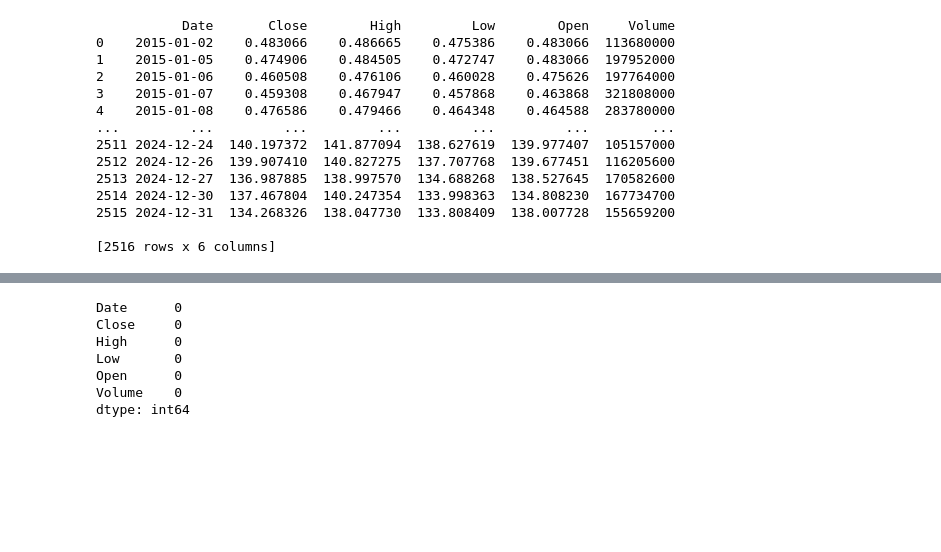
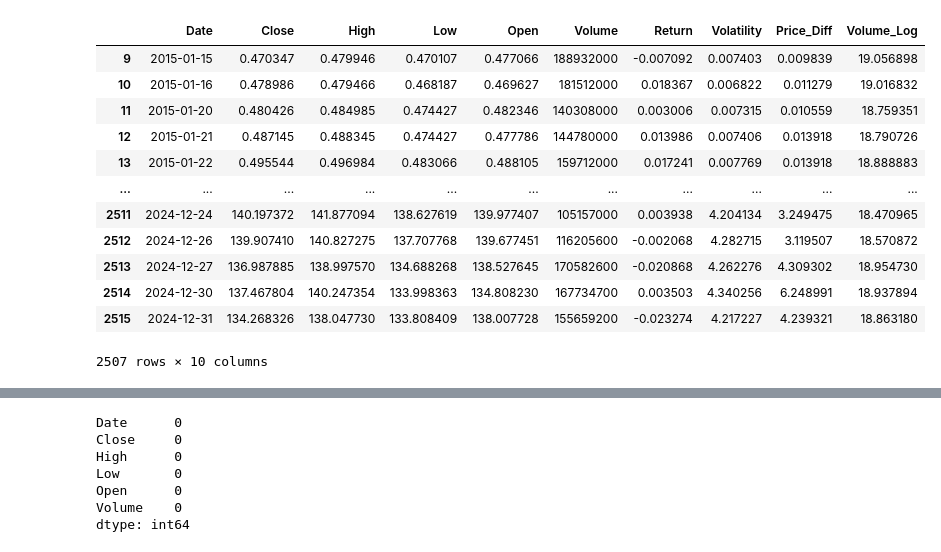
Before and after one commit to Prapakorn23/drift-cv-forecasting, a Jupyter notebook: Nvdia_Plot.ipynb, the cells around one changed output, grey strips where cells are left out. Cells and saved outputs as stored; diff of their text form; code cells hidden in the pictures; blank space fills up the shorter version.

```diff
--- a/Nvdia_Plot.ipynb
+++ b/Nvdia_Plot.ipynb
@@ -7,21 +1,45 @@ from statsmodels.tsa.stattools import adfuller
 # %%
-df = pd.read_csv('nvidia_10yr_data.csv', parse_dates=['Date'])
-df['Date'] = pd.to_datetime(df['Date'], dayfirst=True)
-df = df.sort_values('Date')
-print(df)
+from typing import Tuple, List
+import numpy as np
+import pandas as pd
+import matplotlib.pyplot as plt
+import seaborn as sns
+
+
+# Preprocess data
+# โหลดข้อมูลหุ้น (ตัวอย่าง)
+df = pd.read_csv("nvidia_10yr_data.csv", parse_dates=["Date"])
+df['Date'] = pd.to_datetime(df['Date'], format="%d/%m/%Y")
+
+
+df = df.sort_values("Date")
+
+# Feature engineering
+# สร้างฟีเจอร์ใหม่จากข้อมูลหุ้น
+df['Return'] = df['Close'].pct_change()
+df['Volatility'] = df['Close'].rolling(10).std()
+df['Price_Diff'] = df['High'] - df['Low']
+df['Volume_Log'] = np.log1p(df['Volume'])
+
+# Drop NaN หลัง rolling
+df.dropna(inplace=True)
+
+X = df[['Return', 'Volatility', 'Price_Diff', 'Volume_Log']]
+y = df['Close']
-# %% [output]
-           Date       Close        High         Low        Open     Volume
-0    2015-01-02    0.483066    0.486665    0.475386    0.483066  113680000
-1    2015-01-05    0.474906    0.484505    0.472747    0.483066  197952000
-2    2015-01-06    0.460508    0.476106    0.460028    0.475626  197764000
-3    2015-01-07    0.459308    0.467947    0.457868    0.463868  321808000
-4    2015-01-08    0.476586    0.479466    0.464348    0.464588  283780000
-...         ...         ...         ...         ...         ...        ...
-2511 2024-12-24  140.197372  141.877094  138.627619  139.977407  105157000
-2512 2024-12-26  139.907410  140.827275  137.707768  139.677451  116205600
-2513 2024-12-27  136.987885  138.997570  134.688268  138.527645  170582600
-2514 2024-12-30  137.467804  140.247354  133.998363  134.808230  167734700
-2515 2024-12-31  134.268326  138.047730  133.808409  138.007728  155659200
-
-[2516 rows x 6 columns]
+# %%
+df
+# %% [output]
+|  | Date | Close | High | Low | Open | Volume | Return | Volatility | Price_Diff | Volume_Log |
+| 9 | 2015-01-15 | 0.470347 | 0.479946 | 0.470107 | 0.477066 | 188932000 | -0.007092 | 0.007403 | 0.009839 | 19.056898 |
+| 10 | 2015-01-16 | 0.478986 | 0.479466 | 0.468187 | 0.469627 | 181512000 | 0.018367 | 0.006822 | 0.011279 | 19.016832 |
+| 11 | 2015-01-20 | 0.480426 | 0.484985 | 0.474427 | 0.482346 | 140308000 | 0.003006 | 0.007315 | 0.010559 | 18.759351 |
+| 12 | 2015-01-21 | 0.487145 | 0.488345 | 0.474427 | 0.477786 | 144780000 | 0.013986 | 0.007406 | 0.013918 | 18.790726 |
+| 13 | 2015-01-22 | 0.495544 | 0.496984 | 0.483066 | 0.488105 | 159712000 | 0.017241 | 0.007769 | 0.013918 | 18.888883 |
+| ... | ... | ... | ... | ... | ... | ... | ... | ... | ... | ... |
+| 2511 | 2024-12-24 | 140.197372 | 141.877094 | 138.627619 | 139.977407 | 105157000 | 0.003938 | 4.204134 | 3.249475 | 18.470965 |
+| 2512 | 2024-12-26 | 139.907410 | 140.827275 | 137.707768 | 139.677451 | 116205600 | -0.002068 | 4.282715 | 3.119507 | 18.570872 |
+| 2513 | 2024-12-27 | 136.987885 | 138.997570 | 134.688268 | 138.527645 | 170582600 | -0.020868 | 4.262276 | 4.309302 | 18.954730 |
+| 2514 | 2024-12-30 | 137.467804 | 140.247354 | 133.998363 | 134.808230 | 167734700 | 0.003503 | 4.340256 | 6.248991 | 18.937894 |
+| 2515 | 2024-12-31 | 134.268326 | 138.047730 | 133.808409 | 138.007728 | 155659200 | -0.023274 | 4.217227 | 4.239321 | 18.863180 |
+2507 rows × 10 columns
 # %%
```
Also changed, not shown: parts of 7 cells of this notebook, 4 other files.
